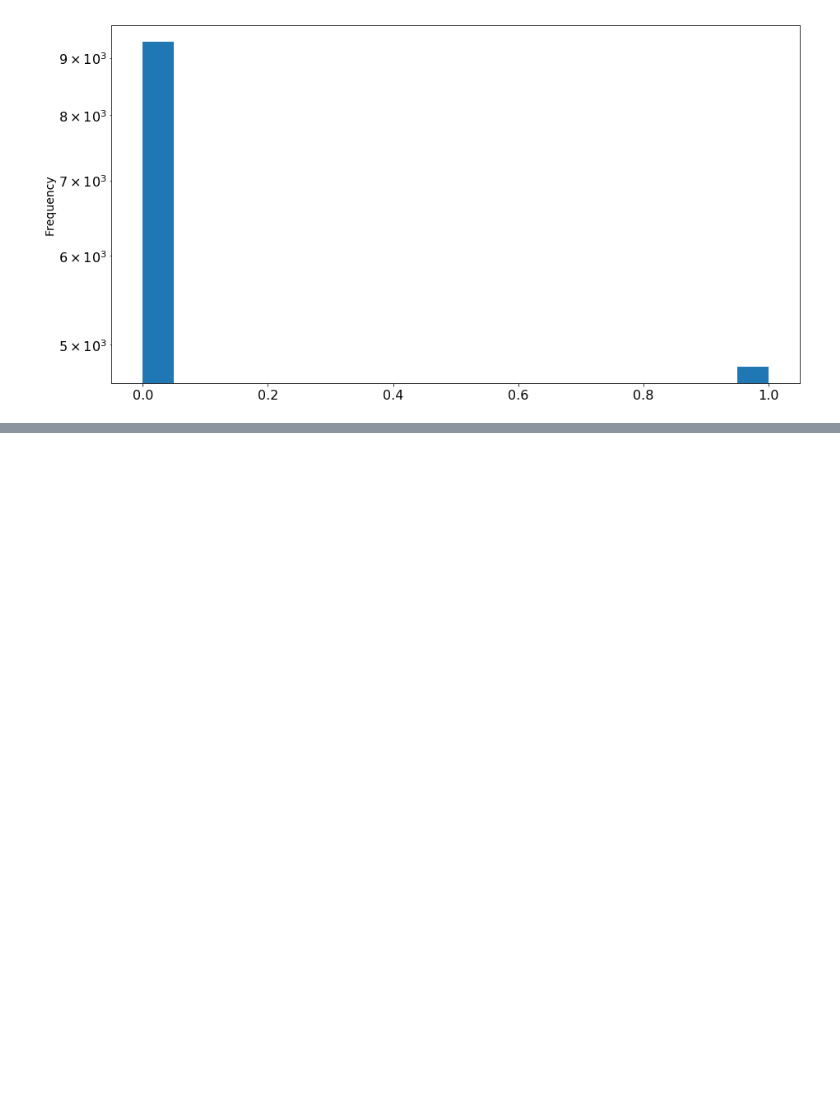
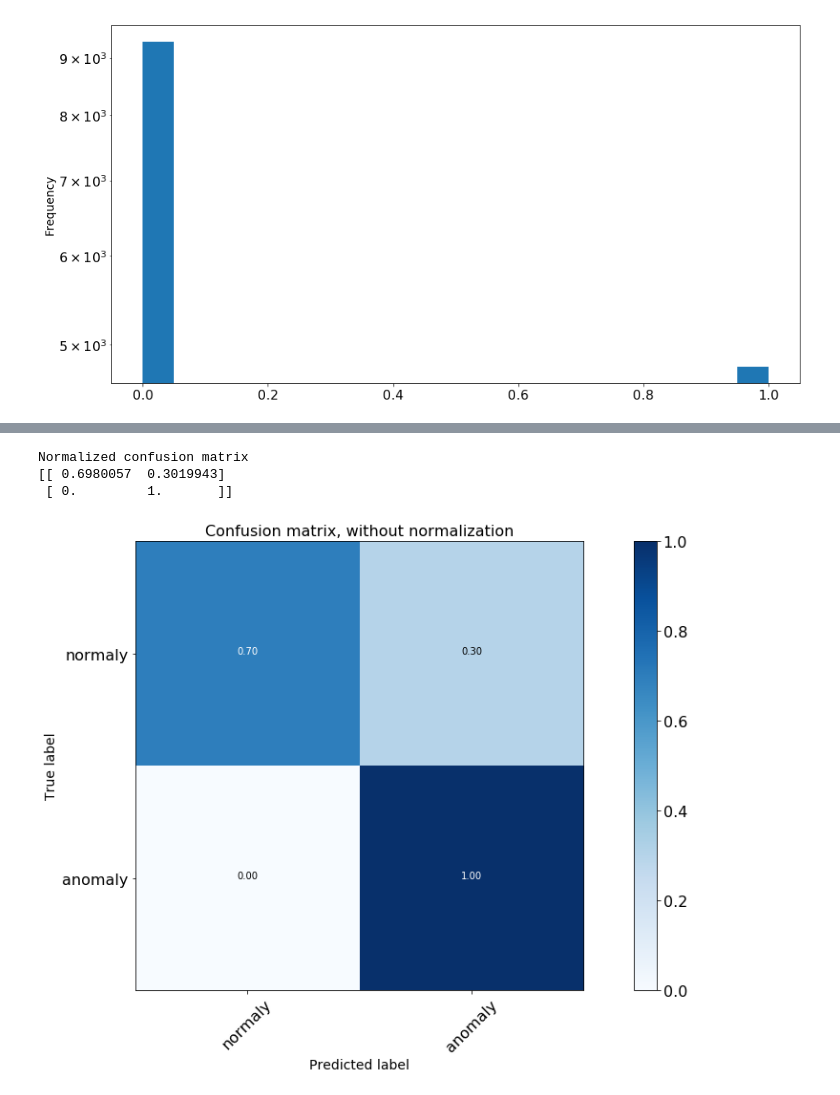
Before and after one commit to merveince92/RPCTriggerRateMonitoringWithML, a Jupyter notebook: inst_lumi_extractor.ipynb, the cells around one changed output, grey strips where cells are left out. Cells and saved outputs as stored; diff of their text form; code cells hidden in the pictures; blank space fills up the shorter version.

```diff
--- a/inst_lumi_extractor.ipynb
+++ b/inst_lumi_extractor.ipynb
@@ -902,0 +951,12 @@ layers_test["cae_score"].plot.hist(bins=20, logy=True);
+# %%
+y_pred = 2*(layers_test["cae_score"] > 34000)-1
+cnf_matrix = confusion_matrix(layers_test["score"], y_pred)
+# Plot non-normalized confusion matrix
+plt.figure()
+plot_confusion_matrix(cnf_matrix, classes=["normaly","anomaly"], normalize=True,
+                      title='Confusion matrix, without normalization')
+# %% [output]
+Normalized confusion matrix
+[[ 0.6980057  0.3019943]
+ [ 0.         1.       ]]
+[figure, added]
```
Also changed, not shown: parts of 7 cells of this notebook.
